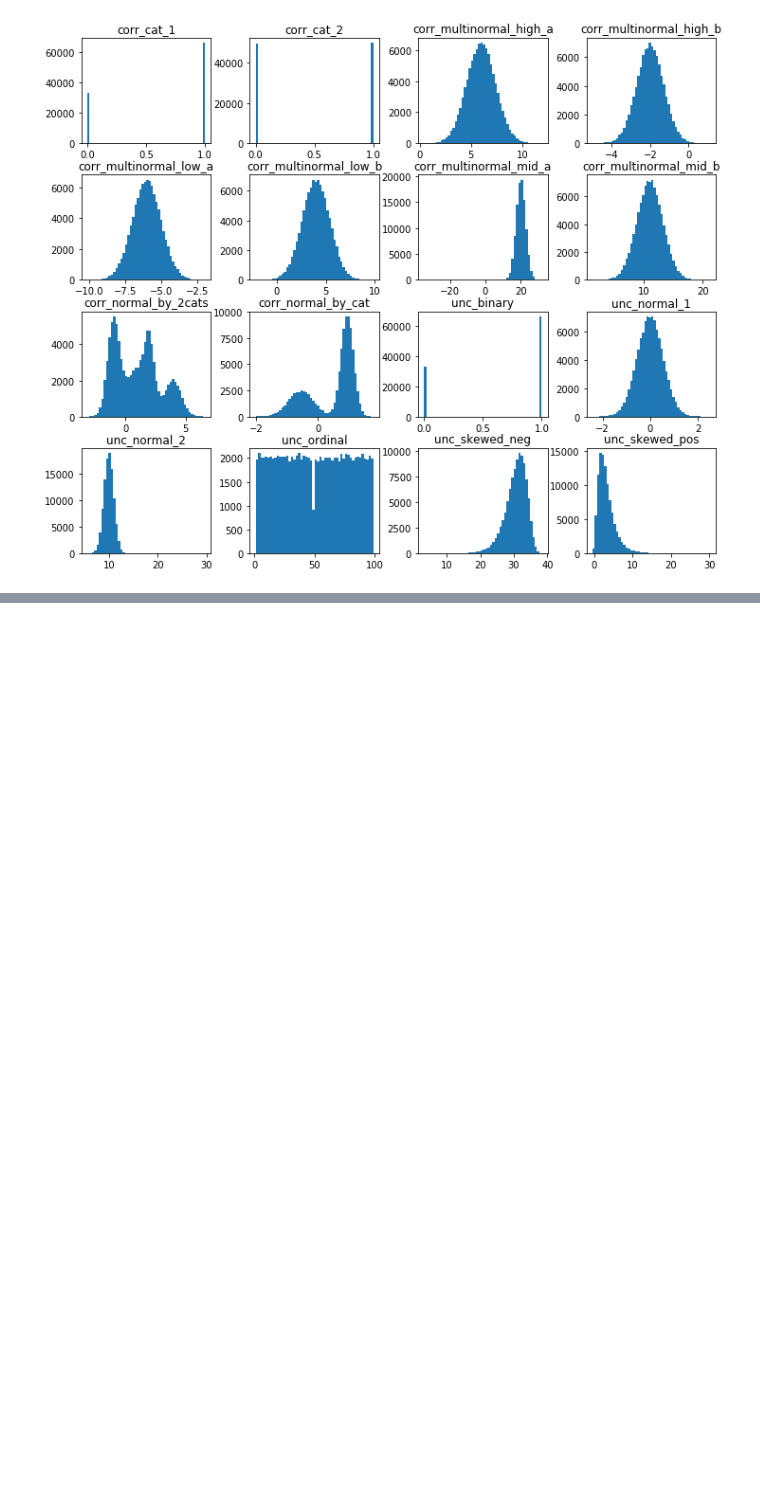
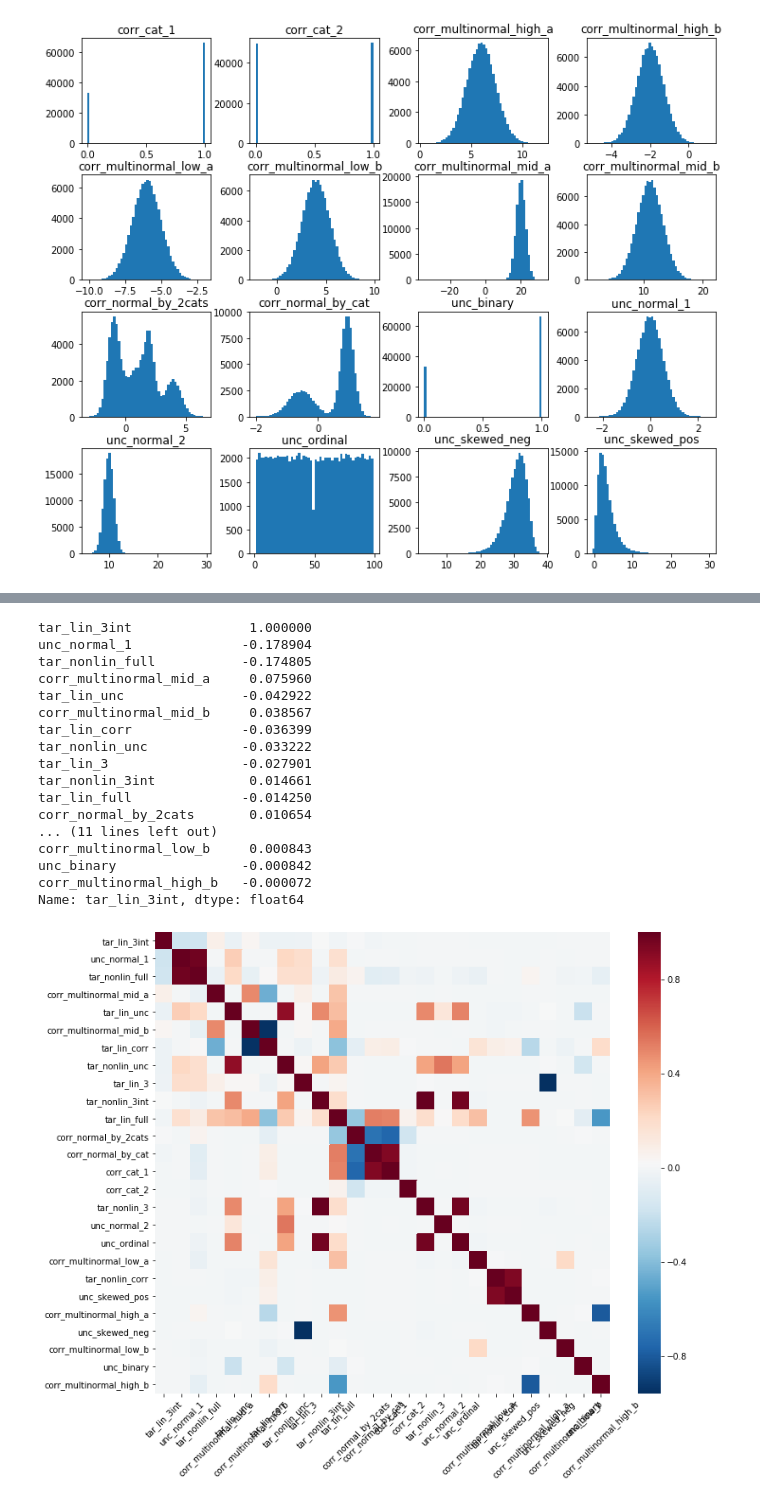
Before and after one commit to lucabasa/ML-algorithms-and-experiments, a Jupyter notebook: 01 - data_generation.ipynb, the cells around one changed output, grey strips where cells are left out. Cells and saved outputs as stored; diff of their text form; code cells hidden in the pictures; blank space fills up the shorter version.

```diff
--- a/01 - data_generation.ipynb
+++ b/01 - data_generation.ipynb
@@ -407,0 +427,21 @@ Name: tar_lin_full, dtype: float64
+# %%
+exp.plot_correlations(data, target='tar_lin_3int')
+# %% [output]
+tar_lin_3int               1.000000
+unc_normal_1              -0.178904
+tar_nonlin_full           -0.174805
+corr_multinormal_mid_a     0.075960
+tar_lin_unc               -0.042922
+corr_multinormal_mid_b     0.038567
+tar_lin_corr              -0.036399
+tar_nonlin_unc            -0.033222
+tar_lin_3                 -0.027901
+tar_nonlin_3int            0.014661
+tar_lin_full              -0.014250
+corr_normal_by_2cats       0.010654
+... (11 lines left out)
+corr_multinormal_low_b     0.000843
+unc_binary                -0.000842
+corr_multinormal_high_b   -0.000072
+Name: tar_lin_3int, dtype: float64
+[figure, added]
```
Also changed, not shown: parts of 17 cells of this notebook, 2 other files.
